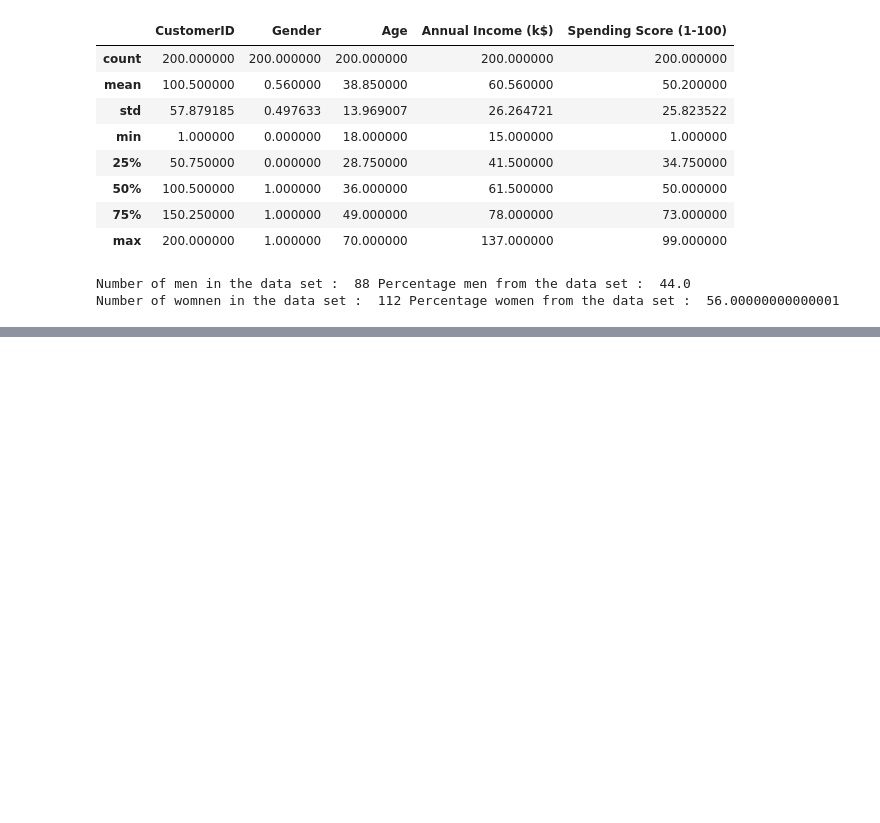
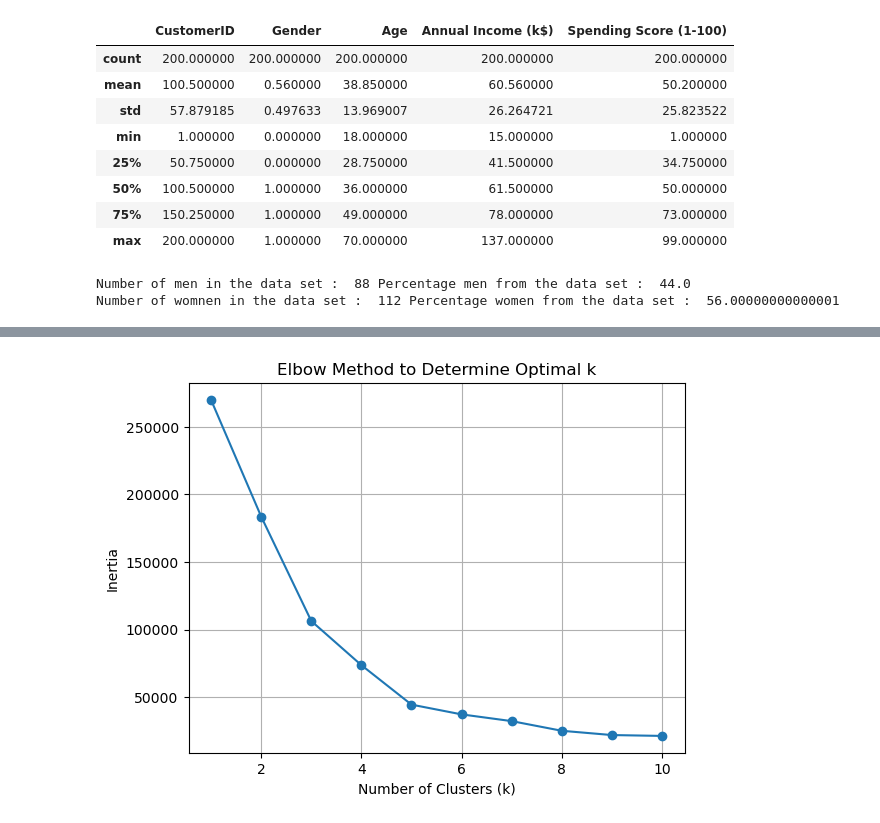
Before and after one commit to sakh-ML/Proojj, a Jupyter notebook: ML/MallCustomer.ipynb, the cells around one changed output, grey strips where cells are left out. Drawn from its saved outputs; the diff is of its cells as text; code cells hidden in the pictures; blank space fills up the shorter version.

```diff
--- a/ML/MallCustomer.ipynb
+++ b/ML/MallCustomer.ipynb
@@ -83,0 +100,3 @@ len(df[df['Spending Score (1-100)'] > 90]['Gender'])
+# %%
+X = df.iloc[:, [3,4]].values
+X
@@ -83,0 +123,19 @@ len(df[df['Spending Score (1-100)'] > 90]['Gender'])
+# %%
+def see_masx_k(max_k):
+    inertias = []
+    indexes = []
+    for i in range(1 , max_k + 1):
+        kmeans = KMeans(n_clusters=i)
+        kmeans.fit(X)
+        inertias.append(kmeans.inertia_)
+        indexes.append(i)
+    plt.plot(range(1,max_k + 1) ,inertias, marker = 'o')
+    plt.xlabel('Number of Clusters (k)')
+    plt.ylabel('Inertia')
+    plt.title('Elbow Method to Determine Optimal k')
+    plt.grid(True)
+    plt.show()
+# %%
+see_masx_k(10)
+# %% [output]
+[figure, added]
```
Also changed, not shown: parts of 10 cells of this notebook.
